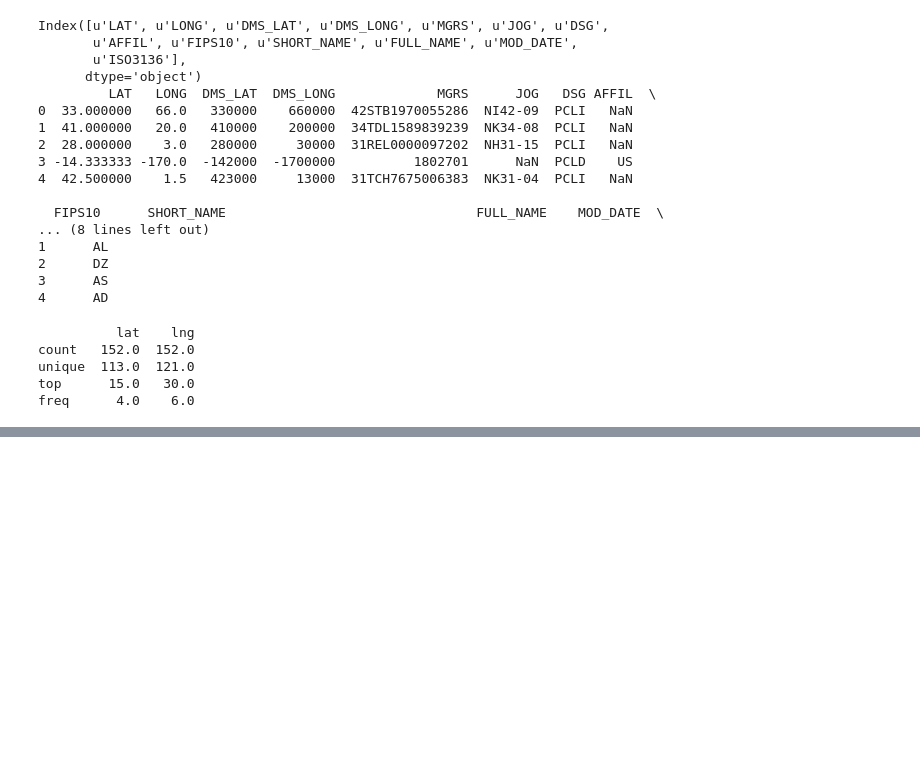
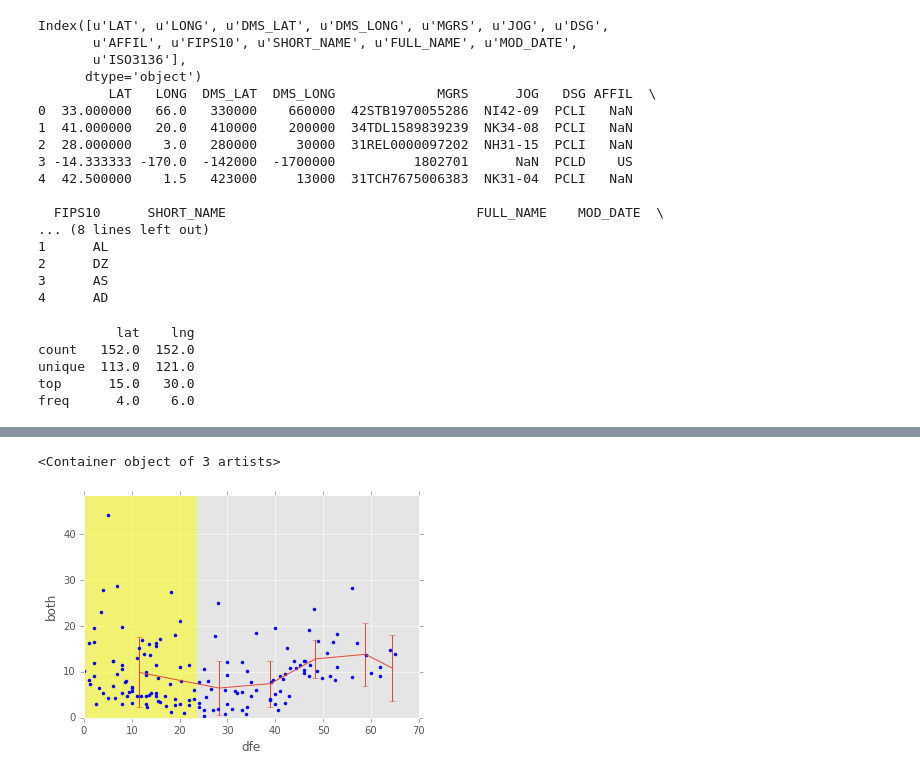
Before and after one commit to grehujt/SmallPythonProjects, a Jupyter notebook: jupyterNotebooks/LinearRegression/LinearRegression.ipynb, the cells around one changed output, grey strips where cells are left out. Saved outputs shown, nothing was run; the diff lists cells and outputs as text; code cells hidden in the pictures; blank space fills up the shorter version.

```diff
--- a/jupyterNotebooks/LinearRegression/LinearRegression.ipynb
+++ b/jupyterNotebooks/LinearRegression/LinearRegression.ipynb
@@ -137,0 +160,12 @@ freq      4.0    6.0
+# %%
+plt.plot(rates['dfe'], rates['both'], 'b.')
+plt.fill_between([0, 23.5], [100, 100], alpha=0.5, color='yellow')
+plt.ylim(0, rates['both'].max()*1.1)
+plt.xlabel('dfe')
+plt.ylabel('both')
+bins = np.arange(23.5, rates['dfe'].max()+1, 10, dtype='float')
+grpRates = rates.groupby(np.digitize(rates['dfe'], bins))
+plt.errorbar(grpRates.mean()['dfe'], grpRates.mean()['both'], yerr=grpRates.std()['both'])
+# %% [output]
+<Container object of 3 artists>
+[figure, added]
```
Also changed, not shown: parts of 4 cells of this notebook, 1 other file.
